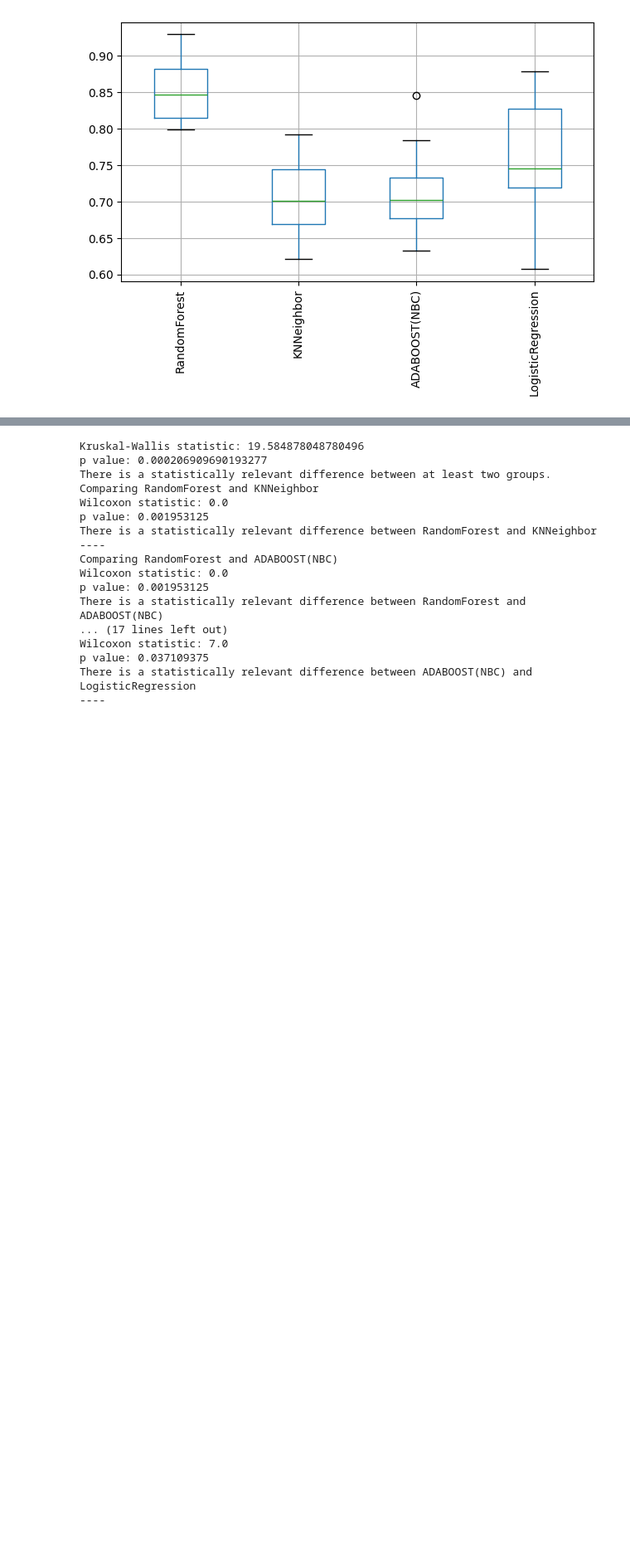
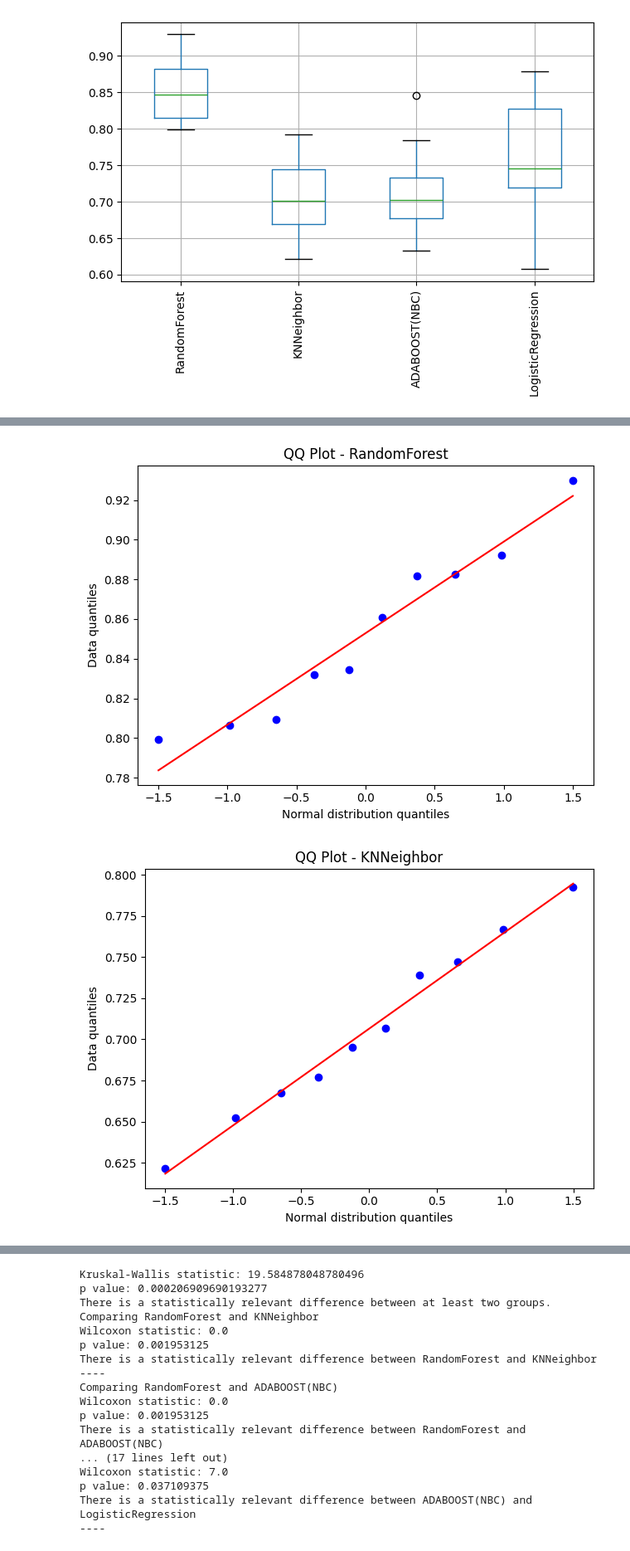
Before and after one commit to cletopellegrino/Cirrhosis-Survival-Prediction, a Jupyter notebook: code/EvaluationSMOTENC(ord).ipynb, the cells around one changed output, grey strips where cells are left out. Shown: that part at 83% size. Drawn from its saved outputs; the diff is of its cells as text; code cells hidden in the pictures; blank space fills up the shorter version.

```diff
--- a/code/EvaluationSMOTENC(ord).ipynb
+++ b/code/EvaluationSMOTENC(ord).ipynb
@@ -497,0 +511,13 @@ plt.show()
+# %%
+for i, col in enumerate(df_cv_scores.columns):
+    stats.probplot(df_cv_scores[col], plot=plt)
+    plt.title(f'QQ Plot - {col}')
+    plt.xlabel('Normal distribution quantiles')
+    plt.ylabel('Data quantiles')
+    plt.tight_layout()
+    #plt.savefig(f"ord_Test_QQ_Plot_{col}.png")
+
+    plt.show()
+# %% [output]
+[figure, added]
+[figure, added]
```
Also changed, not shown: parts of 13 cells of this notebook, 8 other files.
